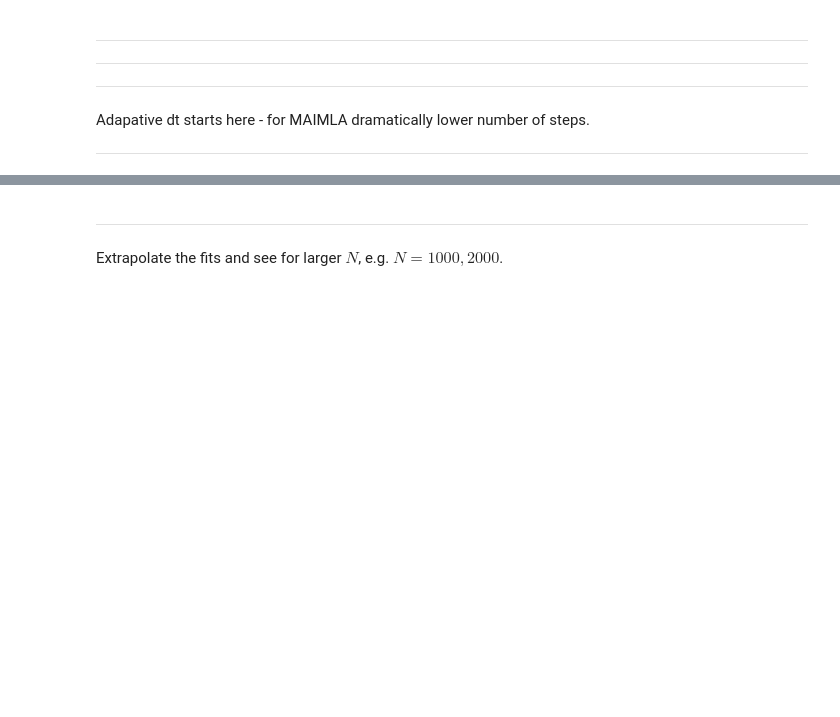
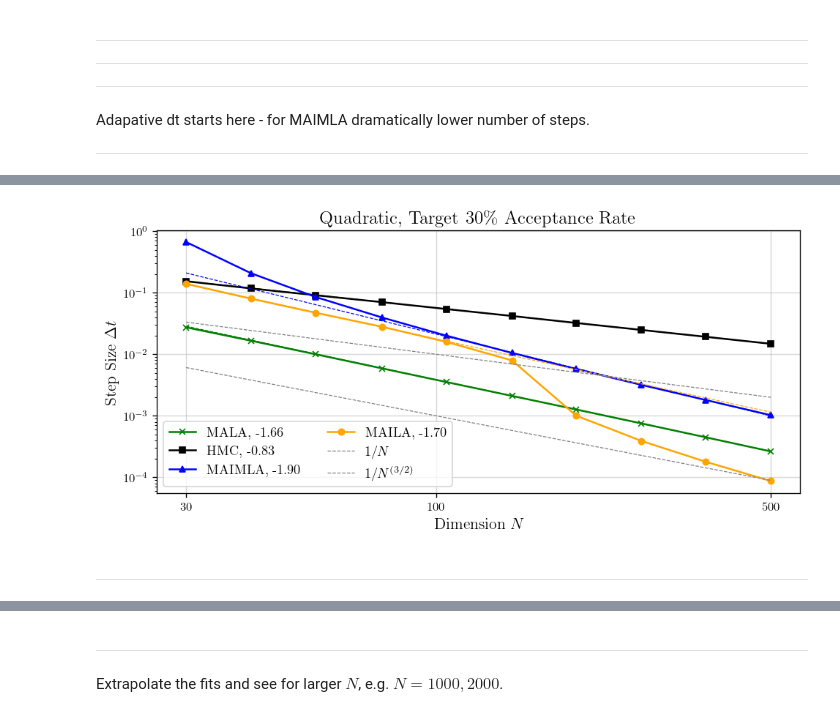
Before and after one commit to fredwdickinson/dissertation, a Jupyter notebook: code/notebooks/04_metropolis.ipynb, the cells around one changed output, grey strips where cells are left out. Saved outputs shown, nothing was run; the diff lists cells and outputs as text; code cells hidden in the pictures; blank space fills up the shorter version.

```diff
--- a/code/notebooks/04_metropolis.ipynb
+++ b/code/notebooks/04_metropolis.ipynb
@@ -80,4 +79,11 @@ plt.show()
 Adapative dt starts here - for MAIMLA dramatically lower number of steps.
 
 ---
+# %%
+def get_saved_init(M, N, potential_name):
+    filename = f"data/inits/{potential_name}/M{M}-N{N}.pkl"
+    with open(filename, "rb") as f:
+        init = pickle.load(f)
+
+    return init
 # %%
@@ -131,7 +141,7 @@ for j, N in enumerate(N_range):
     axes[1].plot(dt_histories[j])
 
     ax1, ax2 = axes
-    ax1.set_title("Acceptance Rate", fontsize = 14)
+    ax1.set_title(f"Acceptance Rate ({N})", fontsize = 14)
     ax2.set_title("Step Size", fontsize = 14)
 
     # plt.savefig("example-adapative-trace.pdf", format = "pdf", dpi = 120)
@@ -154,7 +162,7 @@ for j, N in enumerate(N_range):
         "all_accepts": acc_histories[j], "all_dts": dt_histories[j]
     }
 
-filename = f"data/target{target}-{method}-N{','.join(map(str, N_range))}.pkl"
+filename = f"data/adaptive_dt/{pot_name}/target{target}-{method}-N{','.join(map(str, N_range))}.pkl"
 with open(filename, 'wb') as f:
     pickle.dump(data, f)
 
@@ -171,0 +214,51 @@ Reload and look at all results together.
+# %%
+fig, ax = plt.subplots(figsize = (8, 3.75))
+colours = {"mala": "green", "maimla": "blue", "maila": "orange", "hmc": "black"}
+markers = {"mala": "x", "maimla": "^", "maila": "o", "hmc": "s"}
+quad_best_fits = {}
+
+for method in saved_methods_main:
+    N_scheme = N_range_main # 10 Ns between 30 and 500, evenly logspaced.
+    last_dts = np.zeros_like(N_scheme, dtype = "float")
+
+    for j, N in enumerate(N_scheme):
+        last_dts[j] = quadratic_03_dict[(N, method)]["last_dts"]
+
+    # Log and find slope.
+    if (method != "maila"):
+        log_N = np.log10(N_scheme[4:]); log_dts = np.log10(last_dts[4:])
+    else:
+        log_N = np.log10(N_scheme[0:6]); log_dts = np.log10(last_dts[0:6])
+
+    slope, intercept = np.polyfit(log_N, log_dts, 1)
+    quad_best_fits[(method, 0.3)] = (slope, intercept)
+
+    colour = colours[method]
+    marker = markers[method]
+    ax.loglog(N_scheme, last_dts, label=f"{method.upper()}, {slope:.2f}", marker = marker, markersize=5, lw=1.5, color=colour)
+    ax.plot(N_scheme, 10**(intercept)*N_scheme**slope, ls="--", lw=0.75, color=colour)
+
+#
+test_range = N_range_main
+ax.plot(test_range, 1/(test_range), label=r"$1/N$", color="grey", lw=0.75, ls="--")
+ax.plot(test_range, 1/(test_range**(3/2)), label=r"$1/N^{(3/2)}$", color="grey", lw=0.75, ls="--")
+ax.set_xlabel(r"Dimension $N$", fontsize=13)
+ax.set_ylabel(r"Step Size $\Delta t$", fontsize = 13)
+
+ax.set_title("Quadratic, Target 30\% Acceptance Rate", fontsize = 15)
+ax.legend(fontsize = 11, ncols = 2, loc = "lower left")
+
+xticks = [30, 100, 500]
+ax.xaxis.set_major_locator(FixedLocator(xticks))
+ax.xaxis.set_major_formatter(ScalarFormatter())
+ax.xaxis.set_minor_locator(FixedLocator([]))   # kill default log minor ticks
+ax.xaxis.set_minor_formatter(NullFormatter())
+ax.set_xticks(xticks)
+ax.set_xticklabels([str(t) for t in xticks])
+
+
+plt.show()
+# %% [output]
+[figure, added]
+# %% [markdown]
+---
```
Also changed, not shown: parts of 20 cells of this notebook, 7 other files.
